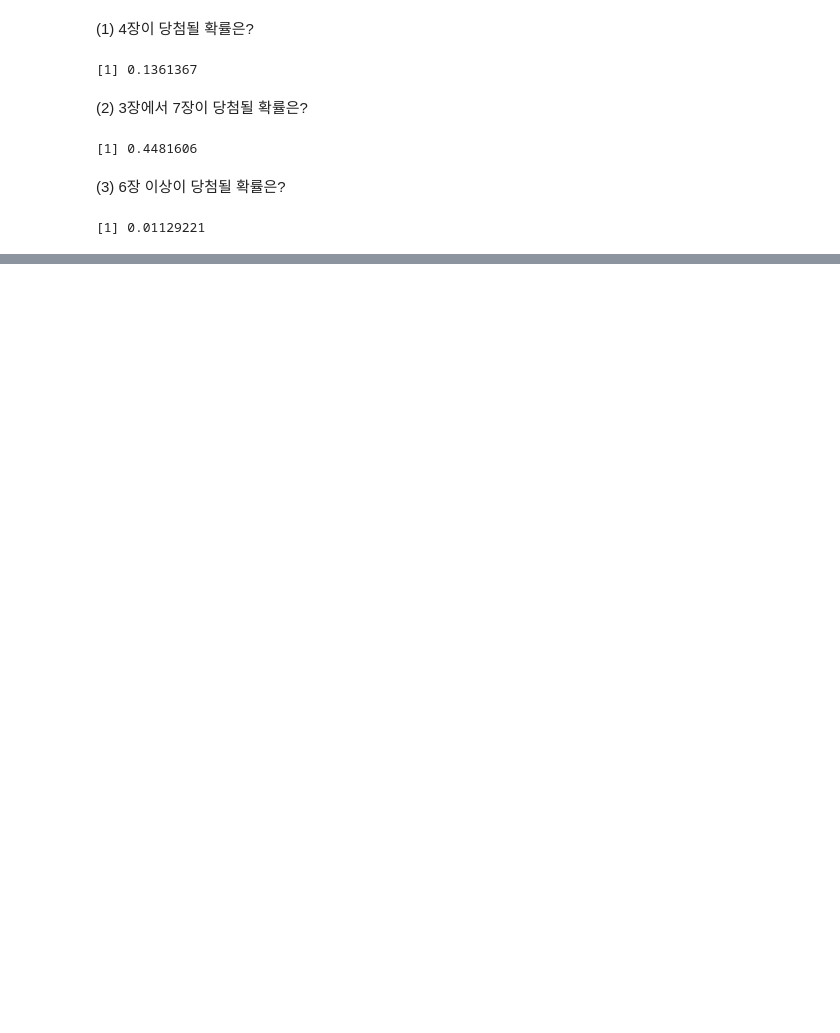
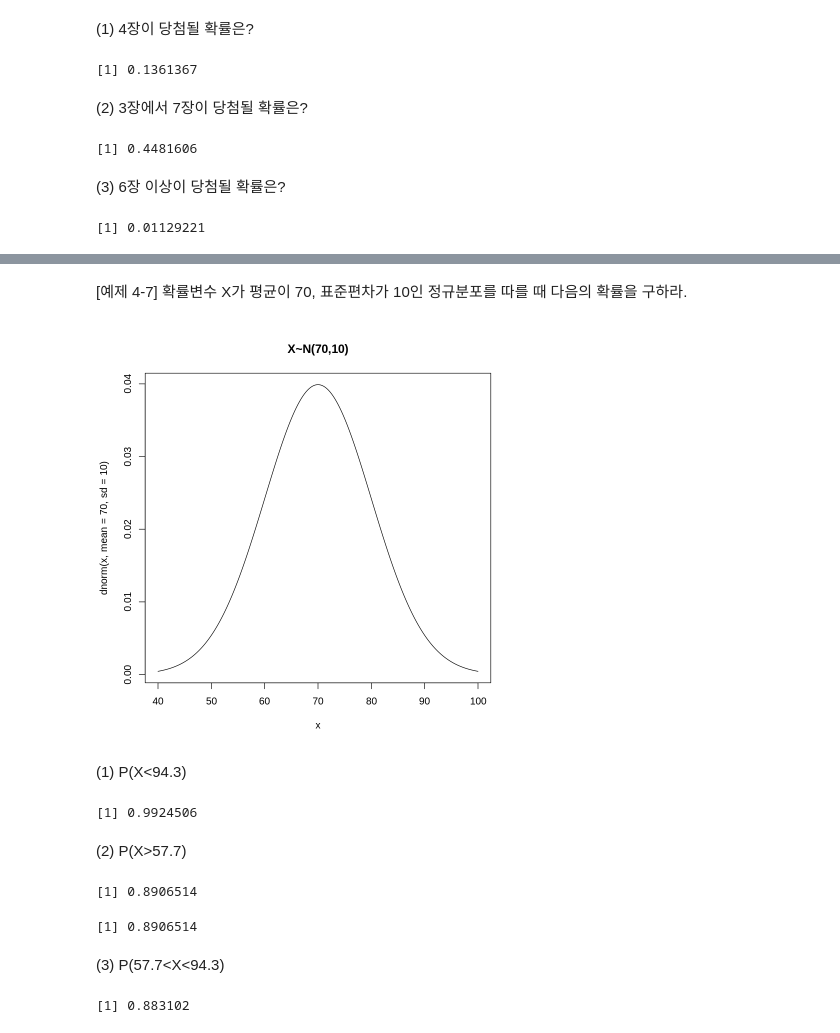
Before and after one commit to barkle2/KNOU, a Jupyter notebook: [3-1]통계학개론/제4장_확률분포와_표본분포.ipynb, the cells around one changed output, grey strips where cells are left out. Cells and saved outputs as stored; diff of their text form; code cells hidden in the pictures; blank space fills up the shorter version.

```diff
--- a/[3-1]통계학개론/제4장_확률분포와_표본분포.ipynb
+++ b/[3-1]통계학개론/제4장_확률분포와_표본분포.ipynb
@@ -64,0 +139,30 @@ pbinom(7, size=8, prob=0.3) - pbinom(2, size=8, prob=0.3)
+# %% [markdown]
+[예제 4-7] 확률변수 X가 평균이 70, 표준편차가 10인 정규분포를 따를 때 다음의 확률을 구하라.
+# %%
+x <- seq(40, 100, length=200)
+plot(x, dnorm(x, mean=70, sd=10), type='l', main="X~N(70,10)")
+# %% [output]
+[figure, added]
+# %% [markdown]
+(1) P(X<94.3)
+# %%
+# pnorm: 정규분포의 누적확률값
+pnorm(94.3, mean=70, sd=10)
+# %% [output]
+[1] 0.9924506
+# %% [markdown]
+(2) P(X>57.7)
+# %%
+# pnorm: 정규분포의 누적확률값
+1-pnorm(57.7, mean=70, sd=10)
+pnorm(57.7, mean=70, sd=10, lower.tail=FALSE)
+# %% [output]
+[1] 0.8906514
+[1] 0.8906514
+# %% [markdown]
+(3) P(57.7<X<94.3)
+# %%
+# pnorm: 정규분포의 누적확률값
+pnorm(94.3, mean=70, sd=10) - pnorm(57.7, mean=70, sd=10)
+# %% [output]
+[1] 0.883102
```
Also changed, not shown: parts of 26 cells of this notebook.
